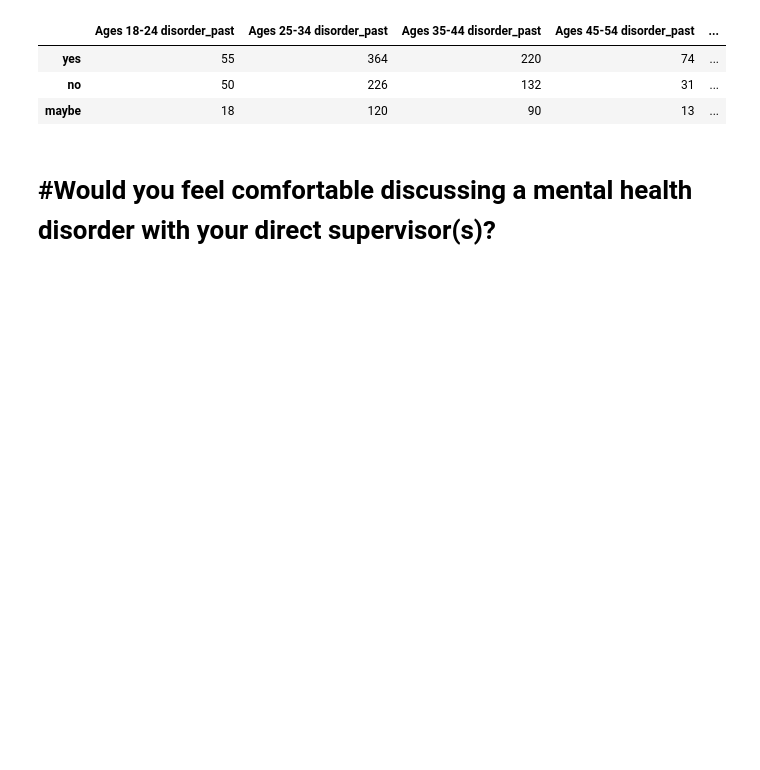
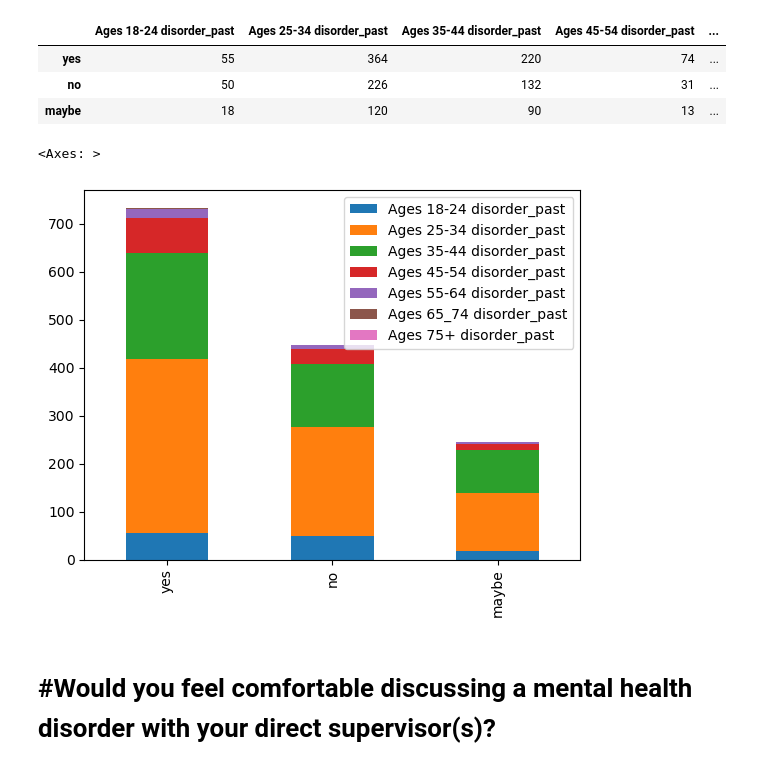
Before and after one commit to SecondHandSushi/Project-1-Mental-Tech, a Jupyter notebook: Project-1.ipynb, the cells around one changed output. Cells and saved outputs as stored; diff of their text form; code cells hidden in the pictures; blank space fills up the shorter version.

```diff
--- a/Project-1.ipynb
+++ b/Project-1.ipynb
@@ -640,6 +656,11 @@ ages_disorder_past_df.head()
 | yes | 55 | 364 | 220 | 74 | ... |
 | no | 50 | 226 | 132 | 31 | ... |
 | maybe | 18 | 120 | 90 | 13 | ... |
+# %%
+ages_disorder_past_df.plot.bar(stacked=True)
+# %% [output]
+<Axes: >
+[figure, added]
 # %% [markdown]
 # #Would you feel comfortable discussing a mental health disorder with your direct supervisor(s)?
 # %%
```
Also changed, not shown: parts of 5 cells of this notebook.
